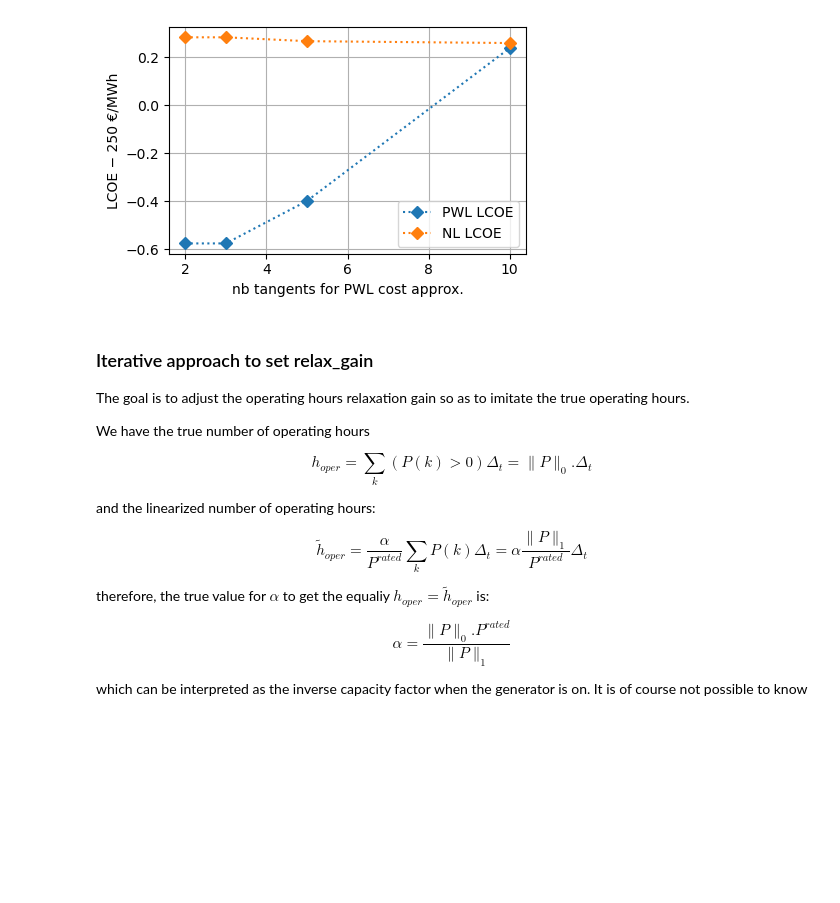
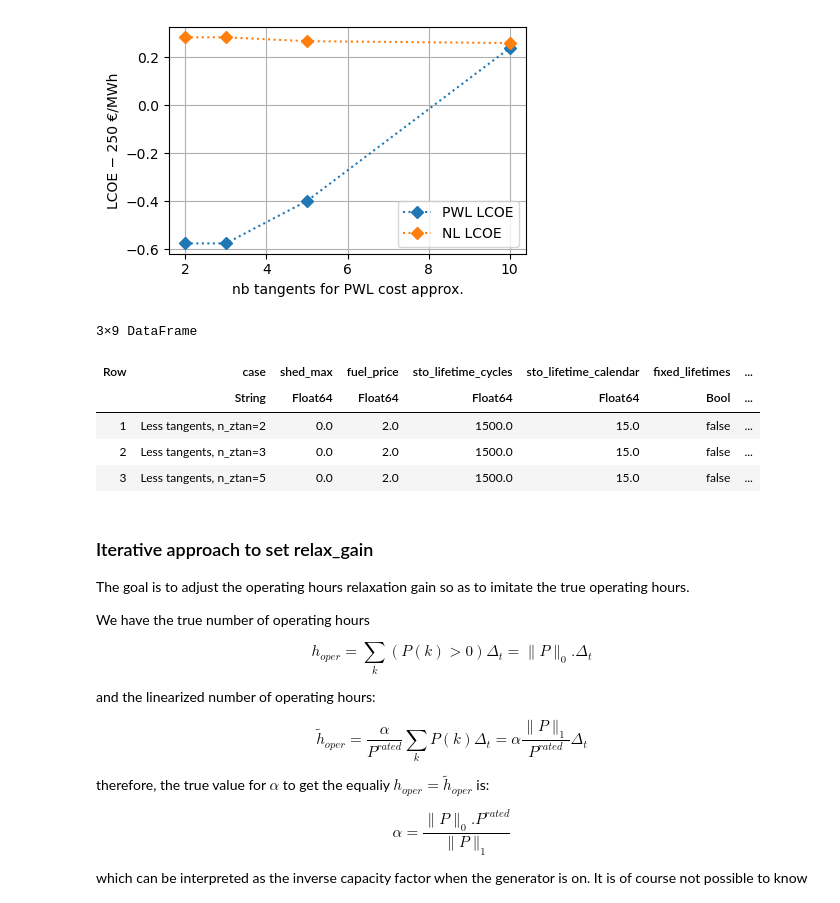
Before and after one commit to pierre-haessig/Microgrids.JuMP, a Jupyter notebook: Cvx_article_experiments.ipynb, the cells around one changed output. Drawn from its saved outputs; the diff is of its cells as text; code cells hidden in the pictures; blank space fills up the shorter version.

```diff
--- a/Cvx_article_experiments.ipynb
+++ b/Cvx_article_experiments.ipynb
@@ -436,6 +470,29 @@ ax.legend(("PWL LCOE", "NL LCOE"))
 fig.tight_layout();
 # %% [output]
 [figure]
+# %%
+p = (;
+    case="Less tangents",
+    shed_max,
+    fuel_price=mg_alg.generator.fuel_price,
+    sto_lifetime_cycles=mg_alg.storage.lifetime_cycles,
+    sto_lifetime_calendar=mg_alg.storage.lifetime_calendar,
+    fixed_lifetimes=false, gen_hours_assum=NaN,
+    n_ztan=-1, relax_gain
+    )
+for n_ztan in [2,3,5]
+    push!(df_params, p)
+    df_params[end,"case"] = "Less tangents, n_ztan=$n_ztan"
+    df_params[end,"n_ztan"] = n_ztan
+end
+df_params[end-2:end,:]
+# %% [output]
+3×9 DataFrame
+| Row | case | shed_max | fuel_price | sto_lifetime_cycles | sto_lifetime_calendar | fixed_lifetimes | ... |
+|  | String | Float64 | Float64 | Float64 | Float64 | Bool | ... |
+| 1 | Less tangents, n_ztan=2 | 0.0 | 2.0 | 1500.0 | 15.0 | false | ... |
+| 2 | Less tangents, n_ztan=3 | 0.0 | 2.0 | 1500.0 | 15.0 | false | ... |
+| 3 | Less tangents, n_ztan=5 | 0.0 | 2.0 | 1500.0 | 15.0 | false | ... |
 # %% [markdown]
 ### Iterative approach to set relax_gain
 
```
Also changed, not shown: parts of 19 cells of this notebook, 2 other files.
